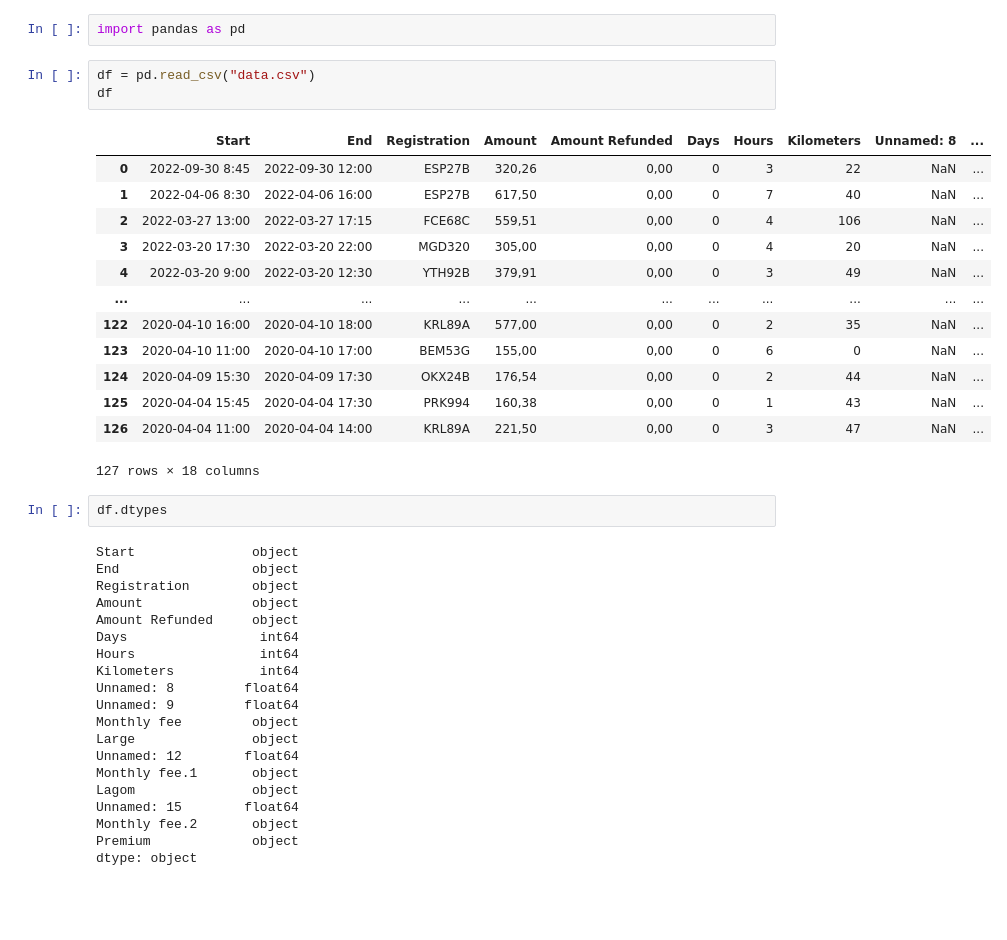
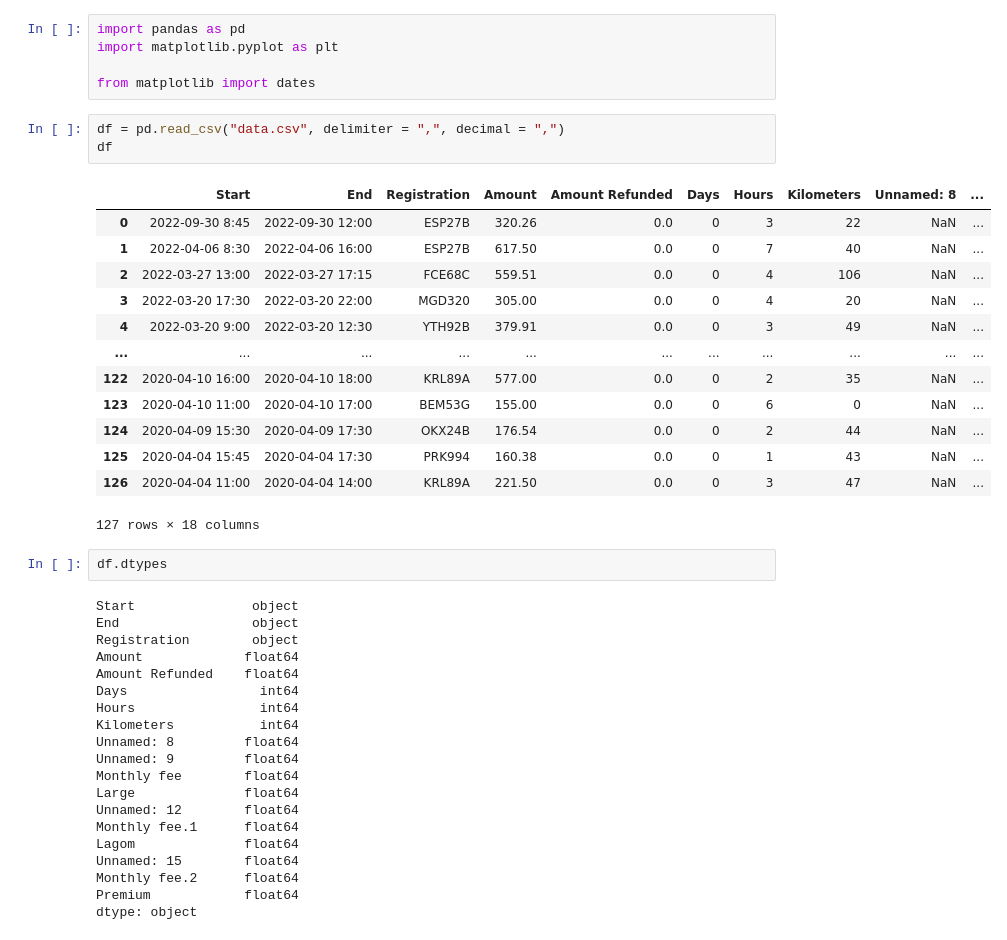
Before and after one commit to cfuru/Car-Pool-Analysis, a Jupyter notebook: analysis.ipynb, the cells around one changed output. Cells and saved outputs as stored; diff of their text form; blank space fills up the shorter version.

```diff
--- a/analysis.ipynb
+++ b/analysis.ipynb
@@ -14,21 +1,24 @@ Successfully installed numpy-1.23.5 pandas-1.5.2 pytz-2022.6
 # %%
 import pandas as pd
+import matplotlib.pyplot as plt
+
+from matplotlib import dates
 # %%
-df = pd.read_csv("data.csv")
+df = pd.read_csv("data.csv", delimiter = ",", decimal = ",")
 df
 # %% [output]
 |  | Start | End | Registration | Amount | Amount Refunded | Days | Hours | Kilometers | Unnamed: 8 | ... |
-| 0 | 2022-09-30 8:45 | 2022-09-30 12:00 | ESP27B | 320,26 | 0,00 | 0 | 3 | 22 | NaN | ... |
-| 1 | 2022-04-06 8:30 | 2022-04-06 16:00 | ESP27B | 617,50 | 0,00 | 0 | 7 | 40 | NaN | ... |
-| 2 | 2022-03-27 13:00 | 2022-03-27 17:15 | FCE68C | 559,51 | 0,00 | 0 | 4 | 106 | NaN | ... |
-| 3 | 2022-03-20 17:30 | 2022-03-20 22:00 | MGD320 | 305,00 | 0,00 | 0 | 4 | 20 | NaN | ... |
-| 4 | 2022-03-20 9:00 | 2022-03-20 12:30 | YTH92B | 379,91 | 0,00 | 0 | 3 | 49 | NaN | ... |
+| 0 | 2022-09-30 8:45 | 2022-09-30 12:00 | ESP27B | 320.26 | 0.0 | 0 | 3 | 22 | NaN | ... |
+| 1 | 2022-04-06 8:30 | 2022-04-06 16:00 | ESP27B | 617.50 | 0.0 | 0 | 7 | 40 | NaN | ... |
+| 2 | 2022-03-27 13:00 | 2022-03-27 17:15 | FCE68C | 559.51 | 0.0 | 0 | 4 | 106 | NaN | ... |
+| 3 | 2022-03-20 17:30 | 2022-03-20 22:00 | MGD320 | 305.00 | 0.0 | 0 | 4 | 20 | NaN | ... |
+| 4 | 2022-03-20 9:00 | 2022-03-20 12:30 | YTH92B | 379.91 | 0.0 | 0 | 3 | 49 | NaN | ... |
 | ... | ... | ... | ... | ... | ... | ... | ... | ... | ... | ... |
-| 122 | 2020-04-10 16:00 | 2020-04-10 18:00 | KRL89A | 577,00 | 0,00 | 0 | 2 | 35 | NaN | ... |
-| 123 | 2020-04-10 11:00 | 2020-04-10 17:00 | BEM53G | 155,00 | 0,00 | 0 | 6 | 0 | NaN | ... |
-| 124 | 2020-04-09 15:30 | 2020-04-09 17:30 | OKX24B | 176,54 | 0,00 | 0 | 2 | 44 | NaN | ... |
-| 125 | 2020-04-04 15:45 | 2020-04-04 17:30 | PRK994 | 160,38 | 0,00 | 0 | 1 | 43 | NaN | ... |
-| 126 | 2020-04-04 11:00 | 2020-04-04 14:00 | KRL89A | 221,50 | 0,00 | 0 | 3 | 47 | NaN | ... |
+| 122 | 2020-04-10 16:00 | 2020-04-10 18:00 | KRL89A | 577.00 | 0.0 | 0 | 2 | 35 | NaN | ... |
+| 123 | 2020-04-10 11:00 | 2020-04-10 17:00 | BEM53G | 155.00 | 0.0 | 0 | 6 | 0 | NaN | ... |
+| 124 | 2020-04-09 15:30 | 2020-04-09 17:30 | OKX24B | 176.54 | 0.0 | 0 | 2 | 44 | NaN | ... |
+| 125 | 2020-04-04 15:45 | 2020-04-04 17:30 | PRK994 | 160.38 | 0.0 | 0 | 1 | 43 | NaN | ... |
+| 126 | 2020-04-04 11:00 | 2020-04-04 14:00 | KRL89A | 221.50 | 0.0 | 0 | 3 | 47 | NaN | ... |
 127 rows × 18 columns
 # %%
 df.dtypes
@@ -36,21 +26,21 @@ df.dtypes
 Start               object
 End                 object
 Registration        object
-Amount              object
-Amount Refunded     object
+Amount             float64
+Amount Refunded    float64
 Days                 int64
 Hours                int64
 Kilometers           int64
 Unnamed: 8         float64
 Unnamed: 9         float64
-Monthly fee         object
-Large               object
+Monthly fee        float64
+Large              float64
 Unnamed: 12        float64
-Monthly fee.1       object
-Lagom               object
+Monthly fee.1      float64
+Lagom              float64
 Unnamed: 15        float64
-Monthly fee.2       object
-Premium             object
+Monthly fee.2      float64
+Premium            float64
 dtype: object
 # %%
 df["Start"] = pd.to_datetime(df["Start"])
```
Also changed, not shown: parts of 8 cells of this notebook.
